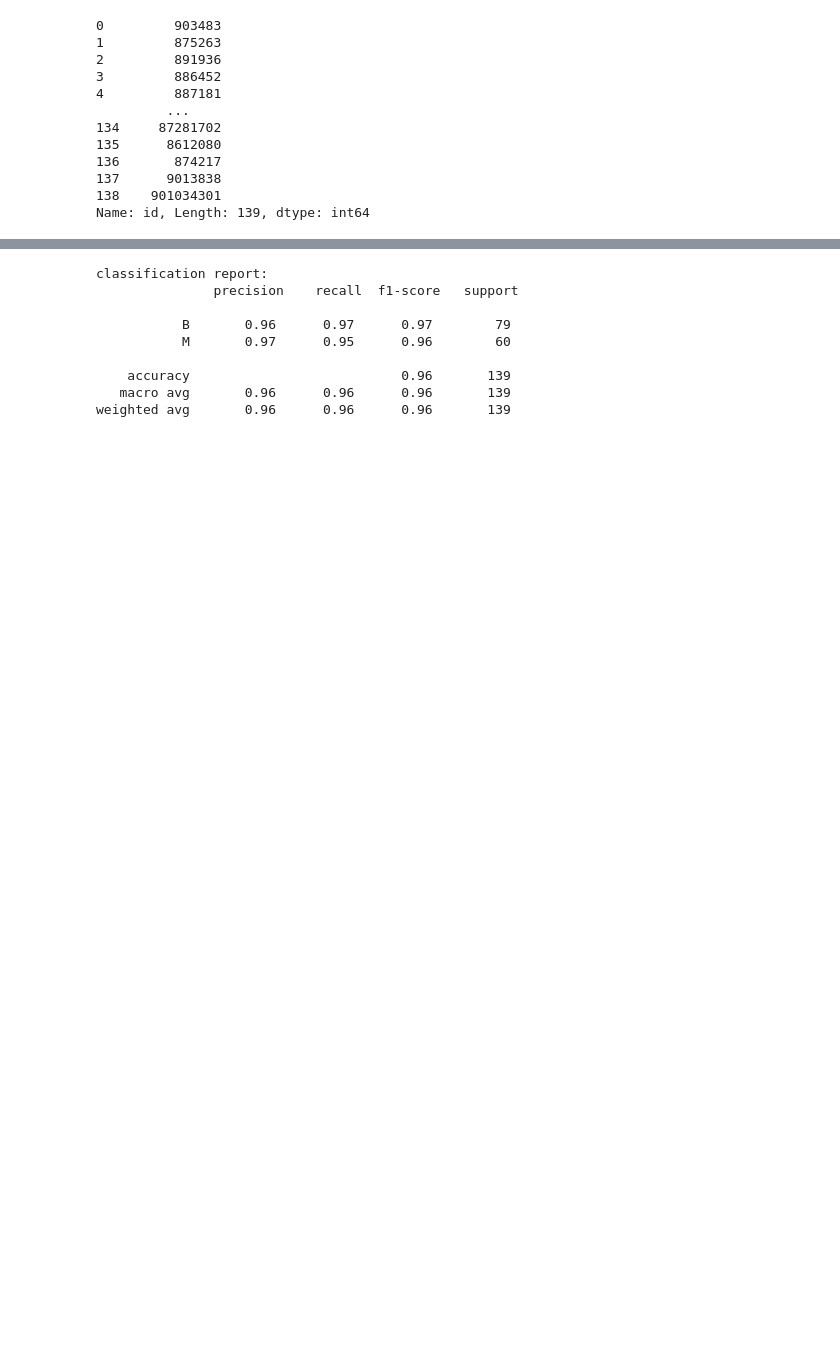
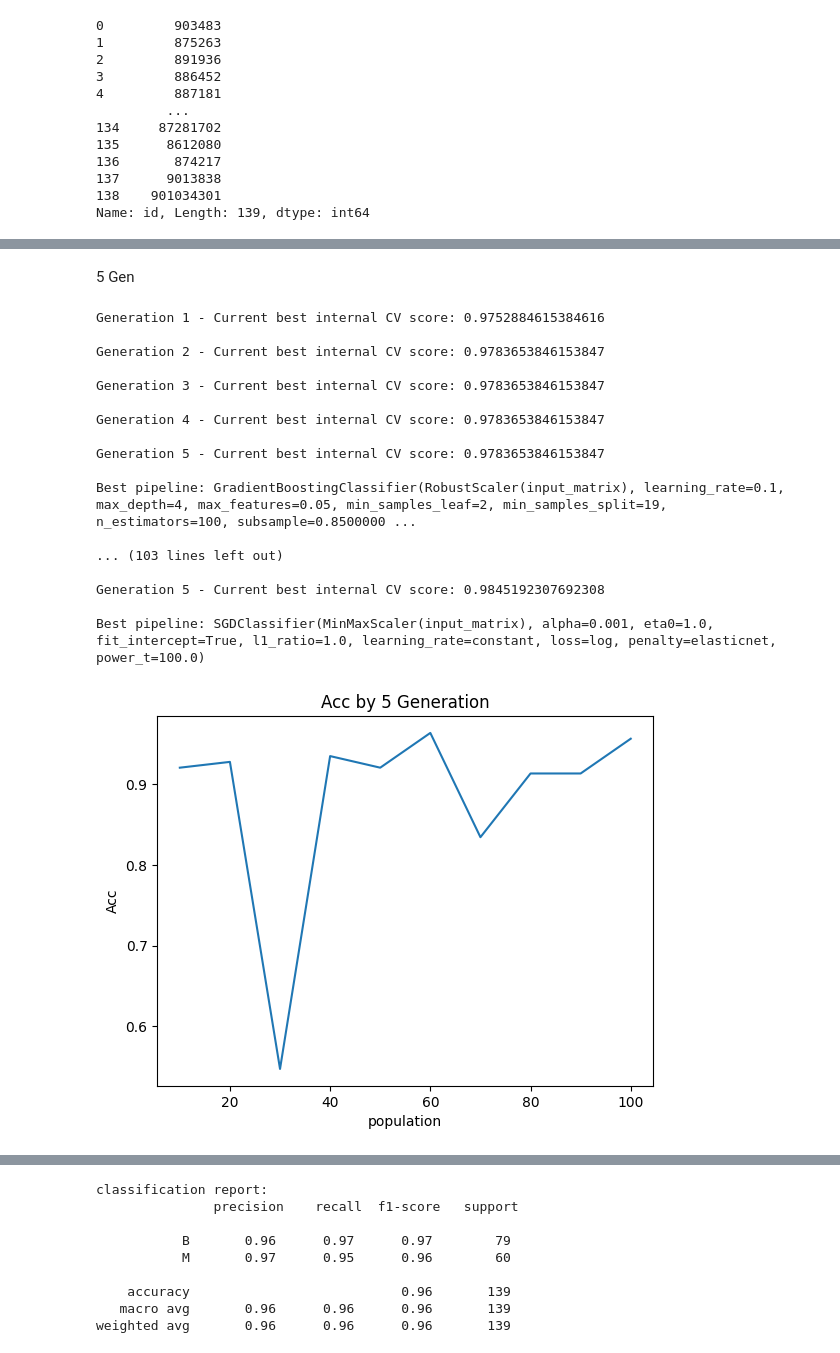
Before and after one commit to dorokdok/Tubes-MLP-Preprocessing, a Jupyter notebook: Tpot.ipynb, the cells around one changed output, grey strips where cells are left out. Cells and saved outputs as stored; diff of their text form; code cells hidden in the pictures; blank space fills up the shorter version.

```diff
--- a/Tpot.ipynb
+++ b/Tpot.ipynb
@@ -31,0 +176,45 @@ X_test, y_test = dataTrainTest, dataTrainTest.pop('diagnosis')
+# %% [markdown]
+5 Gen
+# %%
+x_plot = [10,20,30,40,50,60,70,80,90,100]
+y_plot = []
+
+for i in x_plot:
+    modelE = TPOTClassifier(
+    generations=5,
+    population_size=i,
+    scoring='accuracy',
+    verbosity=2,
+    random_state=1301202611,
+    n_jobs=-1
+    )
+    modelE.fit(X_train,y_train)
+    prediction = modelE.predict(X_test)
+    corr = prediction == y_test
+    acc = np.sum(corr) / len(prediction)
+    y_plot.append(acc)
+
+plt.plot(x_plot,y_plot)
+plt.xlabel('population')
+plt.ylabel('Acc')
+plt.title('Acc by 5 Generation')
+plt.show()
+# %% [output]
+Generation 1 - Current best internal CV score: 0.9752884615384616
+
+Generation 2 - Current best internal CV score: 0.9783653846153847
+
+Generation 3 - Current best internal CV score: 0.9783653846153847
+
+Generation 4 - Current best internal CV score: 0.9783653846153847
+
+Generation 5 - Current best internal CV score: 0.9783653846153847
+
+Best pipeline: GradientBoostingClassifier(RobustScaler(input_matrix), learning_rate=0.1, max_depth=4, max_features=0.05, min_samples_leaf=2, min_samples_split=19, n_estimators=100, subsample=0.8500000 ...
+
+... (103 lines left out)
+
+Generation 5 - Current best internal CV score: 0.9845192307692308
+
+Best pipeline: SGDClassifier(MinMaxScaler(input_matrix), alpha=0.001, eta0=1.0, fit_intercept=True, l1_ratio=1.0, learning_rate=constant, loss=log, penalty=elasticnet, power_t=100.0)
+[figure, added]
```
Also changed, not shown: parts of 19 cells of this notebook.
